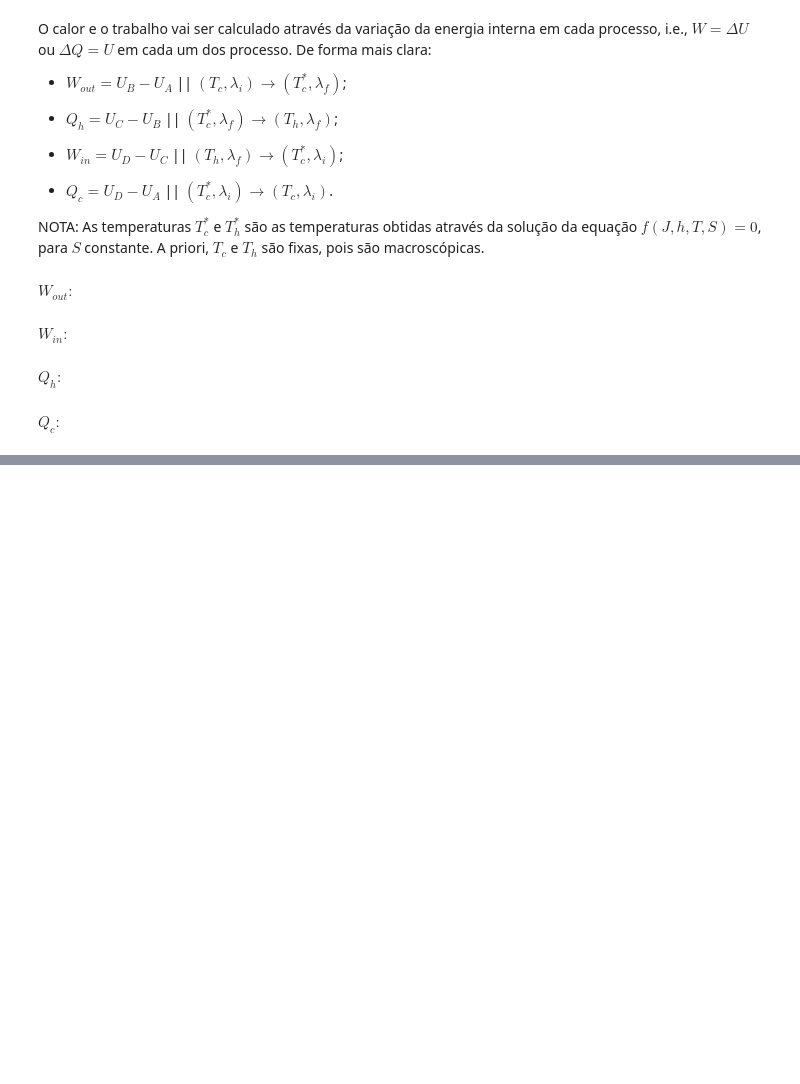
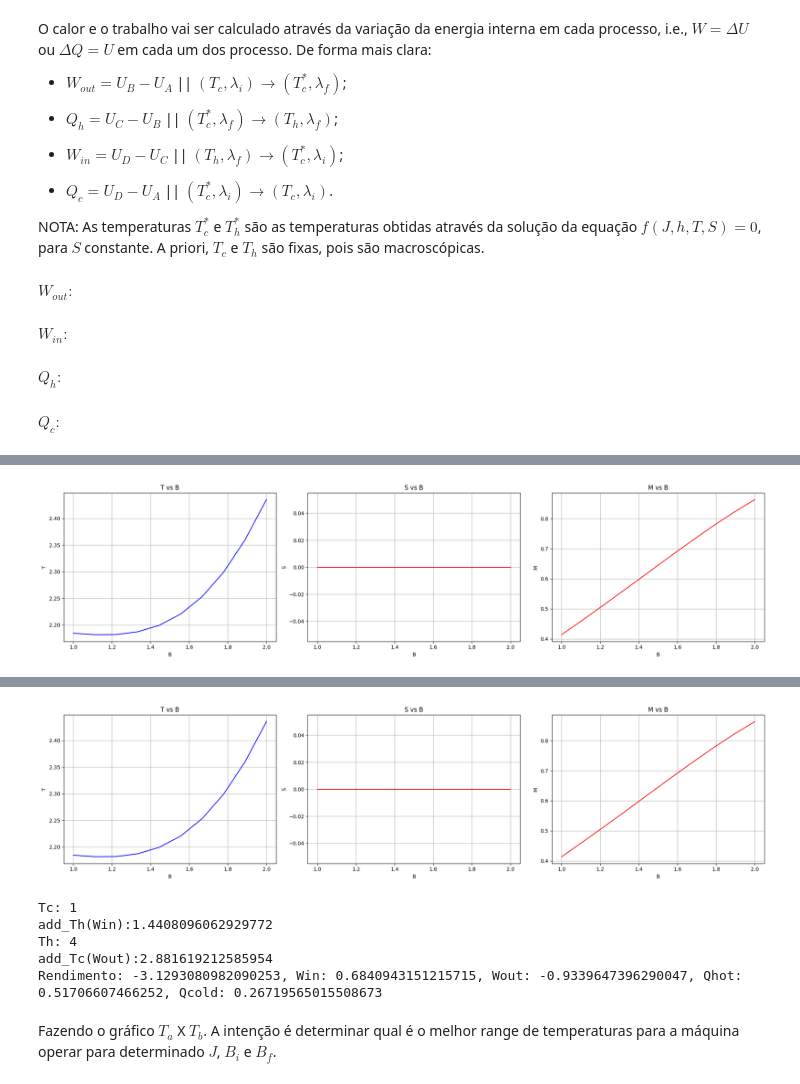
Before and after one commit to machadojoaopaulo/QuantumThermodynamics, a Jupyter notebook: Caso Classico.ipynb, the cells around one changed output, grey strips where cells are left out. Drawn from its saved outputs; the diff is of its cells as text; code cells hidden in the pictures; blank space fills up the shorter version.

```diff
--- a/Caso Classico.ipynb
+++ b/Caso Classico.ipynb
@@ -386,23 +415,3 @@ def cold_Q(J, hi, hf, Tc, Th, INTERVAL, temperatures_guess, lastOrFirst):
     Q_cold = Ud - Ua
 
     return Q_cold
-# %%
-J = 0.1
-hi = 1
-hf = 2
-Tc = 1
-Th = 5
-temperature_guess_add_Tc = 1
-temperature_guess_add_Th = 5
-INTERVAL = 100
-lastOrFirst_add_Tc = (1)
-lastOrFirst_add_Th = -1
-
-
-Win = in_Work(J, hi, hf, Tc, Th, INTERVAL, temperature_guess_add_Tc, lastOrFirst_add_Tc)
-Wout = out_Work(J, hi, hf, Tc, Th, INTERVAL, temperature_guess_add_Tc, lastOrFirst_add_Tc)
-Qhot = hot_Q(J, hi, hf, Tc, Th, INTERVAL, temperature_guess_add_Th, lastOrFirst_add_Th)
-
-eta = (Wout - Win)/Qhot
-
-print(eta, Win, Wout, Qhot)
@@ -413,0 +418,49 @@ Temperatura final:-3.6915938080415405
+# %%
+J = 0
+hi = 1
+hf = 2
+Tc = 1
+Th = 4
+ENTROPY = 1
+INTERVAL = 10
+initialOrFinal = -1
+
+#[calculed_temperatureee, B_values, T_values, S_values, M_values] = calc_BTandBS(J, hi, hf, T_guess, ENTROPY, INTERVAL, initialOrFinal)
+
+[Wout, add_Tc] = out_Work(J, hi, hf, Tc, ENTROPY, INTERVAL, initialOrFinal)
+print(f"Valor add_Tc: {add_Tc}")
+plot_BTeBSeBM(B_values, T_values, S_values, M_values)
+
+###### LEMBRAR DE TROCAR A ORDEM DOS CAMPOS DO Win
+###### LEMBRAR DE TROCAR A ORDEM DOS CAMPOS DO Win
+###### LEMBRAR DE TROCAR A ORDEM DOS CAMPOS DO Win
+###### LEMBRAR DE TROCAR A ORDEM DOS CAMPOS DO Win
+###### LEMBRAR DE TROCAR A ORDEM DOS CAMPOS DO Win
+###### LEMBRAR DE TROCAR A ORDEM DOS CAMPOS DO Win
+[Win, add_Th] = in_Work(J, hf, hi, Th, ENTROPY, INTERVAL, initialOrFinal)
+print(f"Valor add_Th: {add_Th}")
+plot_BTeBSeBM(B_values, T_values, S_values, M_values)
+###### LEMBRAR DE TROCAR A ORDEM DOS CAMPOS DO Win
+###### LEMBRAR DE TROCAR A ORDEM DOS CAMPOS DO Win
+###### LEMBRAR DE TROCAR A ORDEM DOS CAMPOS DO Win
+###### LEMBRAR DE TROCAR A ORDEM DOS CAMPOS DO Win
+###### LEMBRAR DE TROCAR A ORDEM DOS CAMPOS DO Win
+###### LEMBRAR DE TROCAR A ORDEM DOS CAMPOS DO Win
+
+
+Qhot = hot_Q(J, hf, Th, add_Tc)
+Qcold = cold_Q(J, hi, Tc, add_Th)
+
+
+print(f"Tc: {Tc}")
+print(f"add_Th(Win):{add_Th}")
+
+print(f"Th: {Th}")
+print(f"add_Tc(Wout):{add_Tc}")
+
+
+
+eta = (+Wout - Win)/Qhot
+
+print(f"Rendimento: {eta}, Win: {Win}, Wout: {Wout}, Qhot: {Qhot}, Qcold: {Qcold}")
+# %% [output]
@@ -413,0 +484 @@ Temperatura final:-3.6915938080415405
+[figure, added]
@@ -413,0 +502,8 @@ Temperatura final:-3.6915938080415405
+[figure, added]
+Tc: 1
+add_Th(Win):1.4408096062929772
+Th: 4
+add_Tc(Wout):2.881619212585954
+Rendimento: -3.1293080982090253, Win: 0.6840943151215715, Wout: -0.9339647396290047, Qhot: 0.51706607466252, Qcold: 0.26719565015508673
+# %% [markdown]
+Fazendo o gráfico $T_{a}$ X $T_{b}$. A intenção é determinar qual é o melhor range de temperaturas para a máquina operar para determinado $J$, $B_i$ e $B_f$.
```
Also changed, not shown: parts of 17 cells of this notebook, 1 other file.
